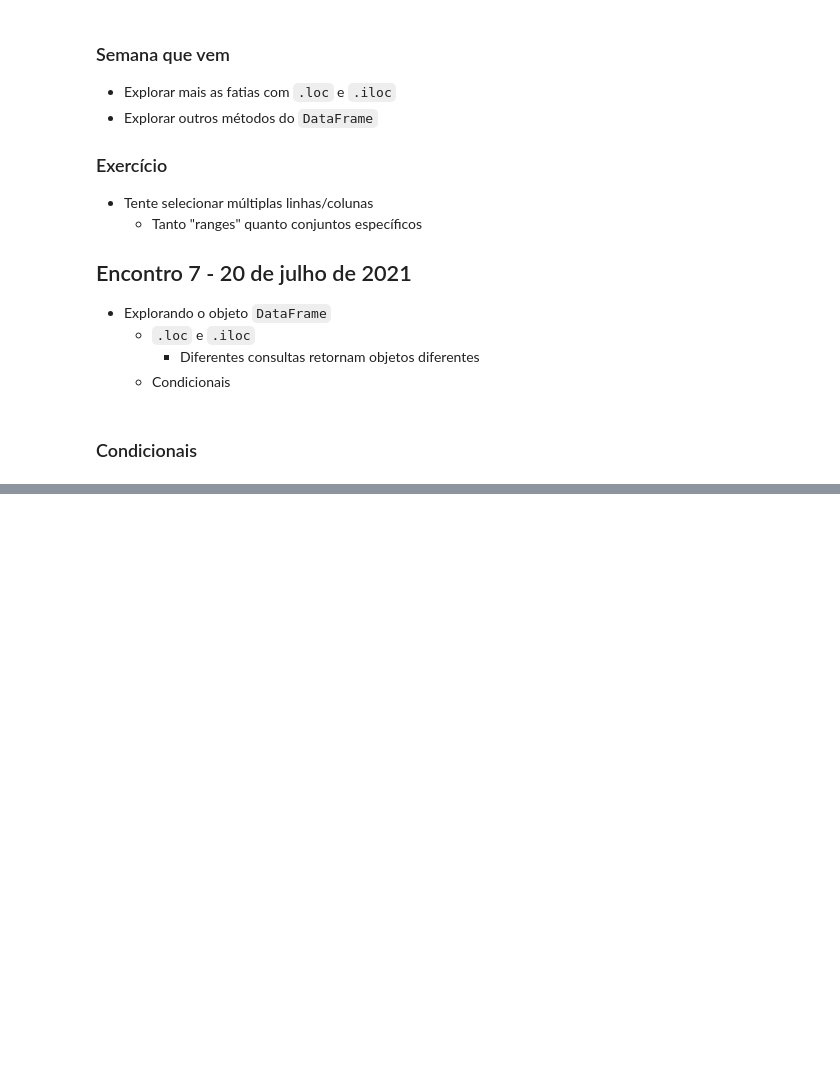
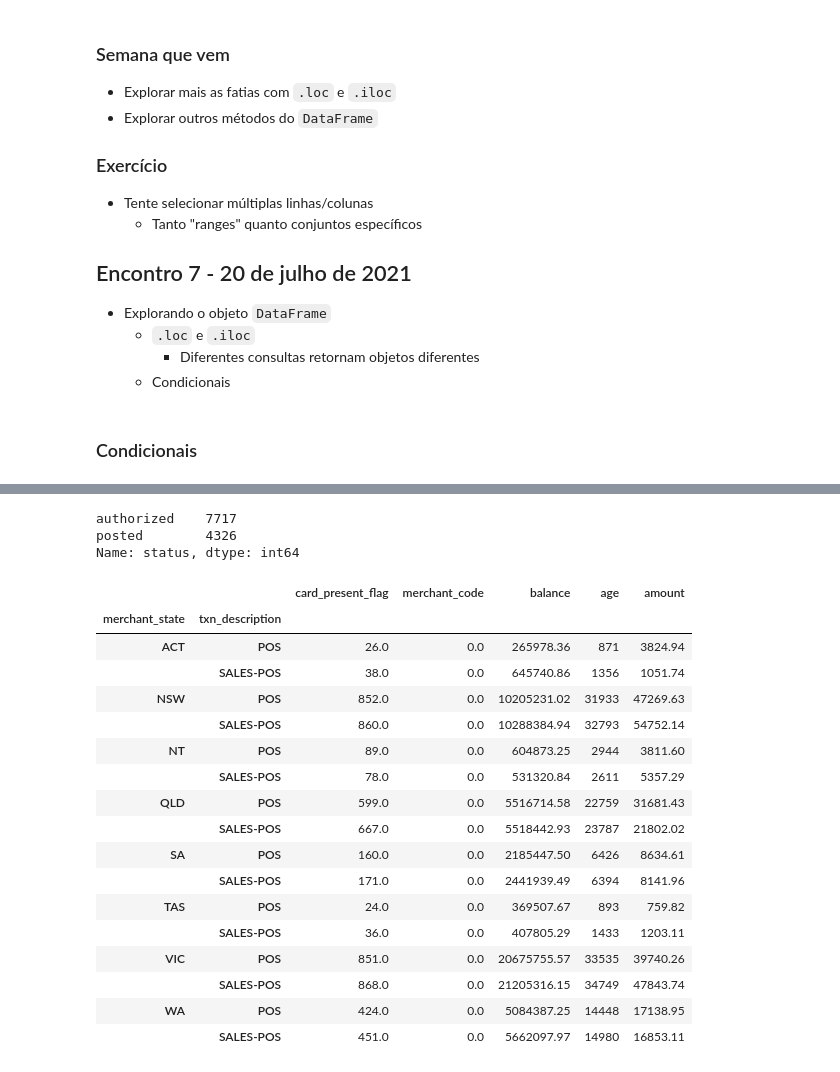
Before and after one commit to vinisalazar/xlab-python, a Jupyter notebook: alunos/renan/renan.ipynb, the cells around one changed output, grey strips where cells are left out. Drawn from its saved outputs; the diff is of its cells as text; code cells hidden in the pictures; blank space fills up the shorter version.

```diff
--- a/alunos/renan/renan.ipynb
+++ b/alunos/renan/renan.ipynb
@@ -745,0 +805,30 @@ df[df['txn_description'].isin(descriptions)]
+# %%
+df['status'].value_counts()
+# %% [output]
+authorized    7717
+posted        4326
+Name: status, dtype: int64
+# %%
+gb = df.groupby(['merchant_state',
+                 'txn_description']).sum()
+# %%
+gb
+# %% [output]
+|  |  | card_present_flag | merchant_code | balance | age | amount |
+| merchant_state | txn_description |  |  |  |  |  |
+| ACT | POS | 26.0 | 0.0 | 265978.36 | 871 | 3824.94 |
+|  | SALES-POS | 38.0 | 0.0 | 645740.86 | 1356 | 1051.74 |
+| NSW | POS | 852.0 | 0.0 | 10205231.02 | 31933 | 47269.63 |
+|  | SALES-POS | 860.0 | 0.0 | 10288384.94 | 32793 | 54752.14 |
+| NT | POS | 89.0 | 0.0 | 604873.25 | 2944 | 3811.60 |
+|  | SALES-POS | 78.0 | 0.0 | 531320.84 | 2611 | 5357.29 |
+| QLD | POS | 599.0 | 0.0 | 5516714.58 | 22759 | 31681.43 |
+|  | SALES-POS | 667.0 | 0.0 | 5518442.93 | 23787 | 21802.02 |
+| SA | POS | 160.0 | 0.0 | 2185447.50 | 6426 | 8634.61 |
+|  | SALES-POS | 171.0 | 0.0 | 2441939.49 | 6394 | 8141.96 |
+| TAS | POS | 24.0 | 0.0 | 369507.67 | 893 | 759.82 |
+|  | SALES-POS | 36.0 | 0.0 | 407805.29 | 1433 | 1203.11 |
+| VIC | POS | 851.0 | 0.0 | 20675755.57 | 33535 | 39740.26 |
+|  | SALES-POS | 868.0 | 0.0 | 21205316.15 | 34749 | 47843.74 |
+| WA | POS | 424.0 | 0.0 | 5084387.25 | 14448 | 17138.95 |
+|  | SALES-POS | 451.0 | 0.0 | 5662097.97 | 14980 | 16853.11 |
```
Also changed, not shown: parts of 9 cells of this notebook.
